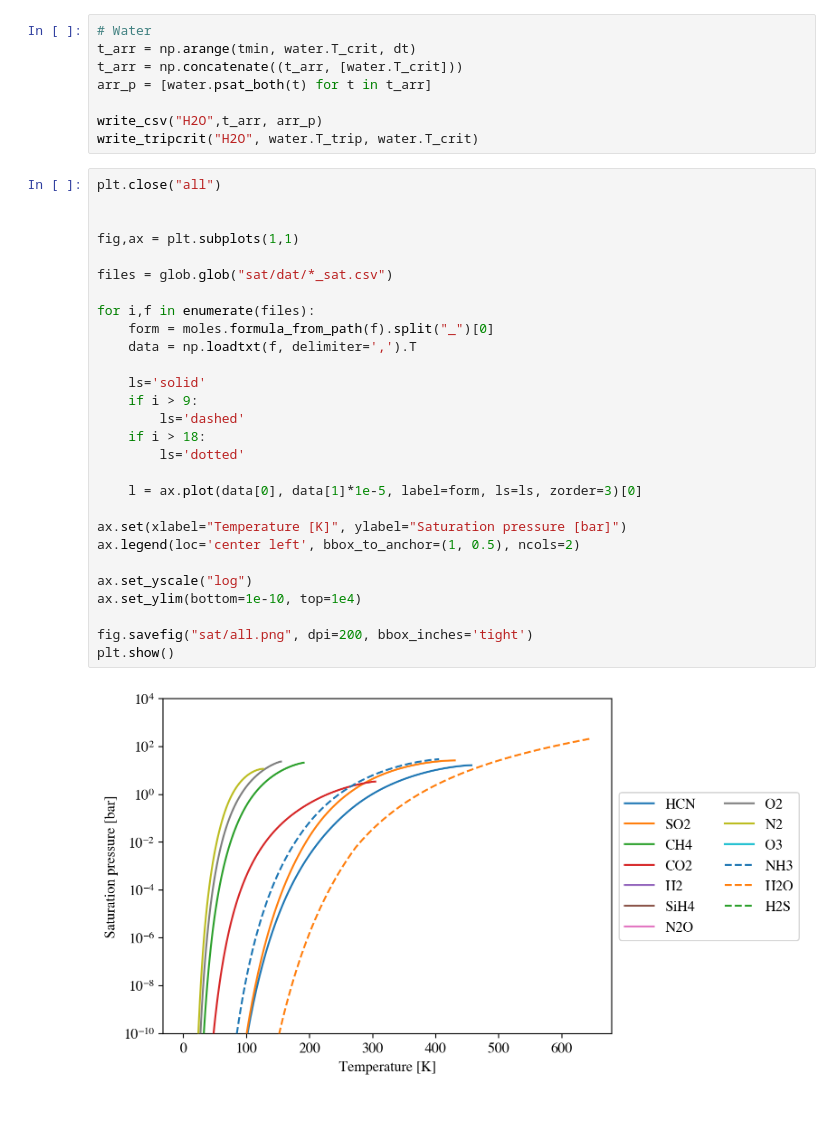
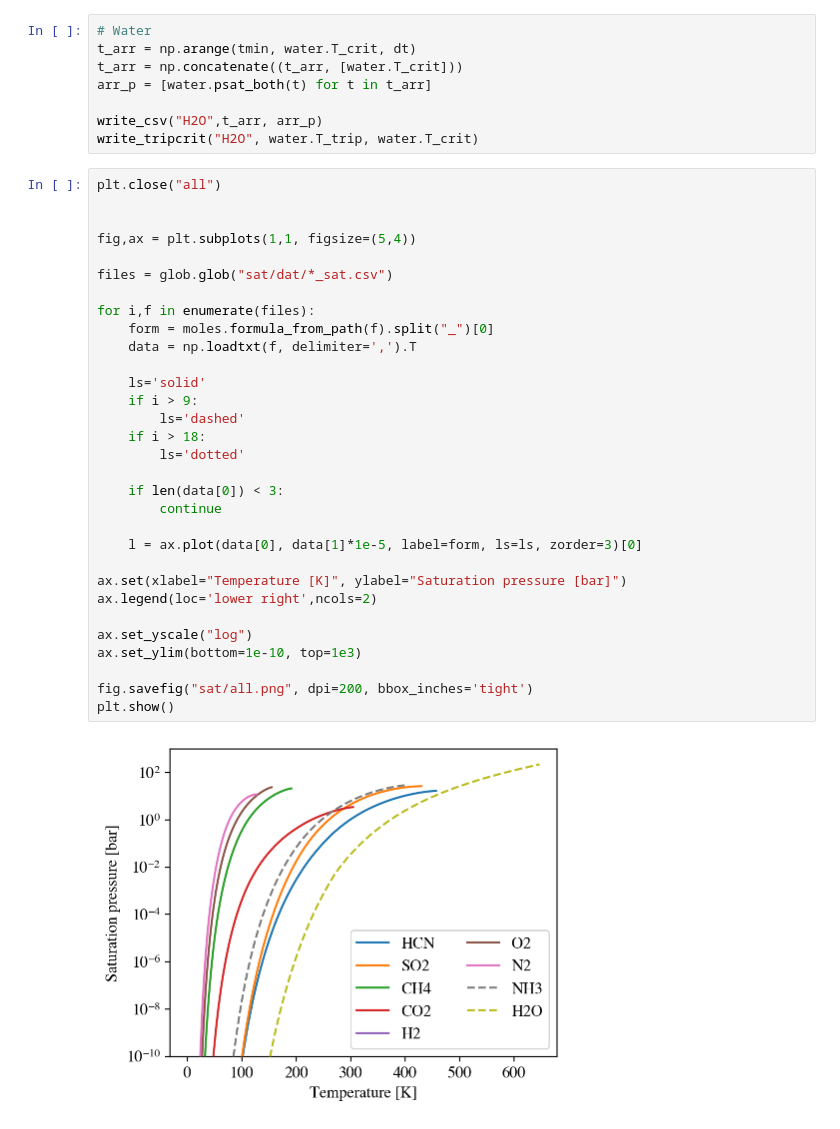
Before and after one commit to nichollsh/ThermoTools, a Jupyter notebook: 04_psat_parse.ipynb, the cells around one changed output. Saved outputs shown, nothing was run; the diff lists cells and outputs as text.

```diff
--- a/04_psat_parse.ipynb
+++ b/04_psat_parse.ipynb
@@ -81,30 +81,33 @@ write_tripcrit("H2O", water.T_trip, water.T_crit)
 # %%
 plt.close("all")
 
 
-fig,ax = plt.subplots(1,1)
+fig,ax = plt.subplots(1,1, figsize=(5,4))
 
 files = glob.glob("sat/dat/*_sat.csv")
 
 for i,f in enumerate(files):
     form = moles.formula_from_path(f).split("_")[0]
     data = np.loadtxt(f, delimiter=',').T
 
     ls='solid'
     if i > 9:
         ls='dashed'
     if i > 18:
         ls='dotted'
 
+    if len(data[0]) < 3:
+        continue
+
     l = ax.plot(data[0], data[1]*1e-5, label=form, ls=ls, zorder=3)[0]
 
 ax.set(xlabel="Temperature [K]", ylabel="Saturation pressure [bar]")
-ax.legend(loc='center left', bbox_to_anchor=(1, 0.5), ncols=2)
+ax.legend(loc='lower right',ncols=2)
 
 ax.set_yscale("log")
-ax.set_ylim(bottom=1e-10, top=1e4)
+ax.set_ylim(bottom=1e-10, top=1e3)
 
 fig.savefig("sat/all.png", dpi=200, bbox_inches='tight')
 plt.show()
 # %% [output]
-[figure, old version]
+[figure, new version]
```
Also changed, not shown: 5 other files.
